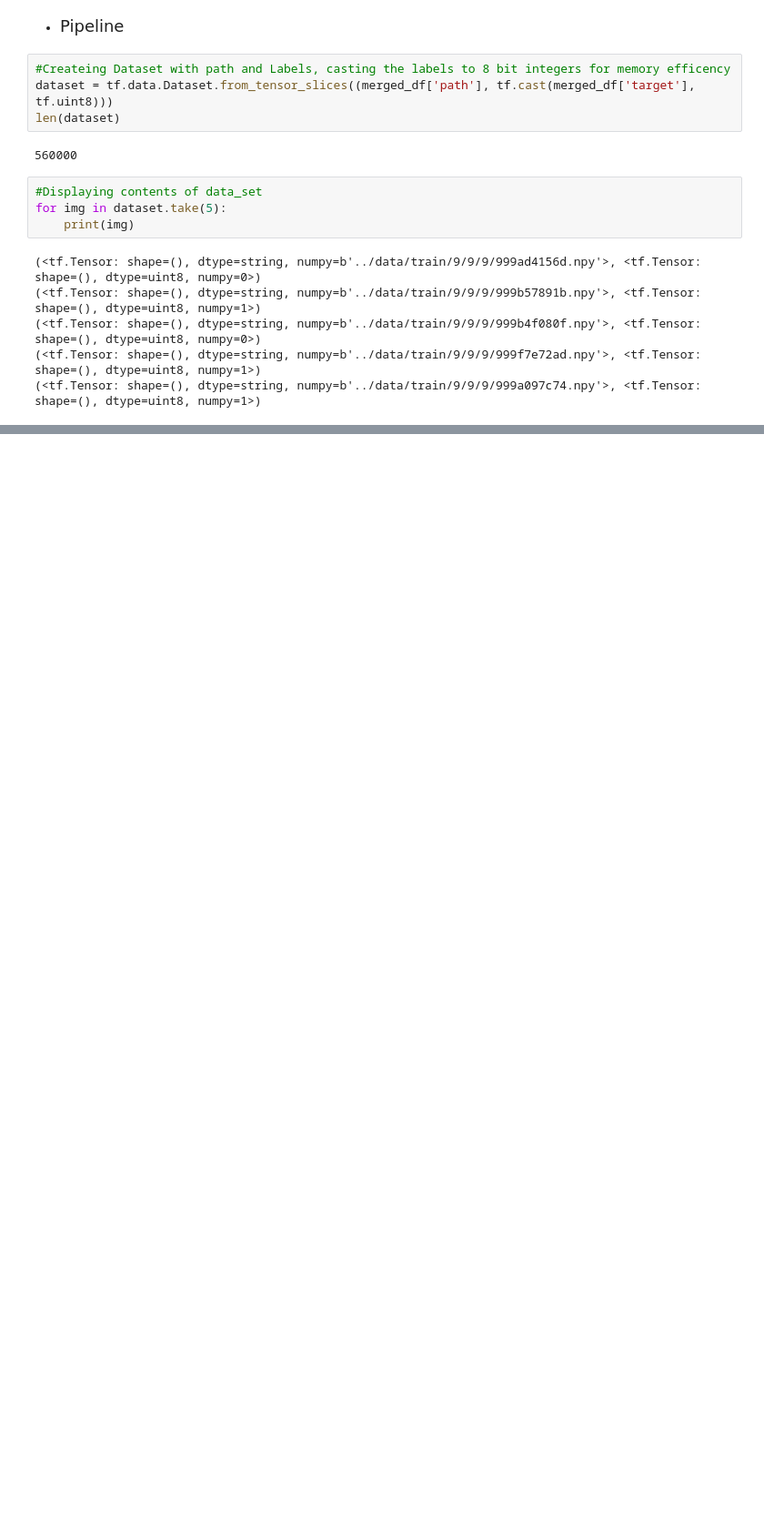
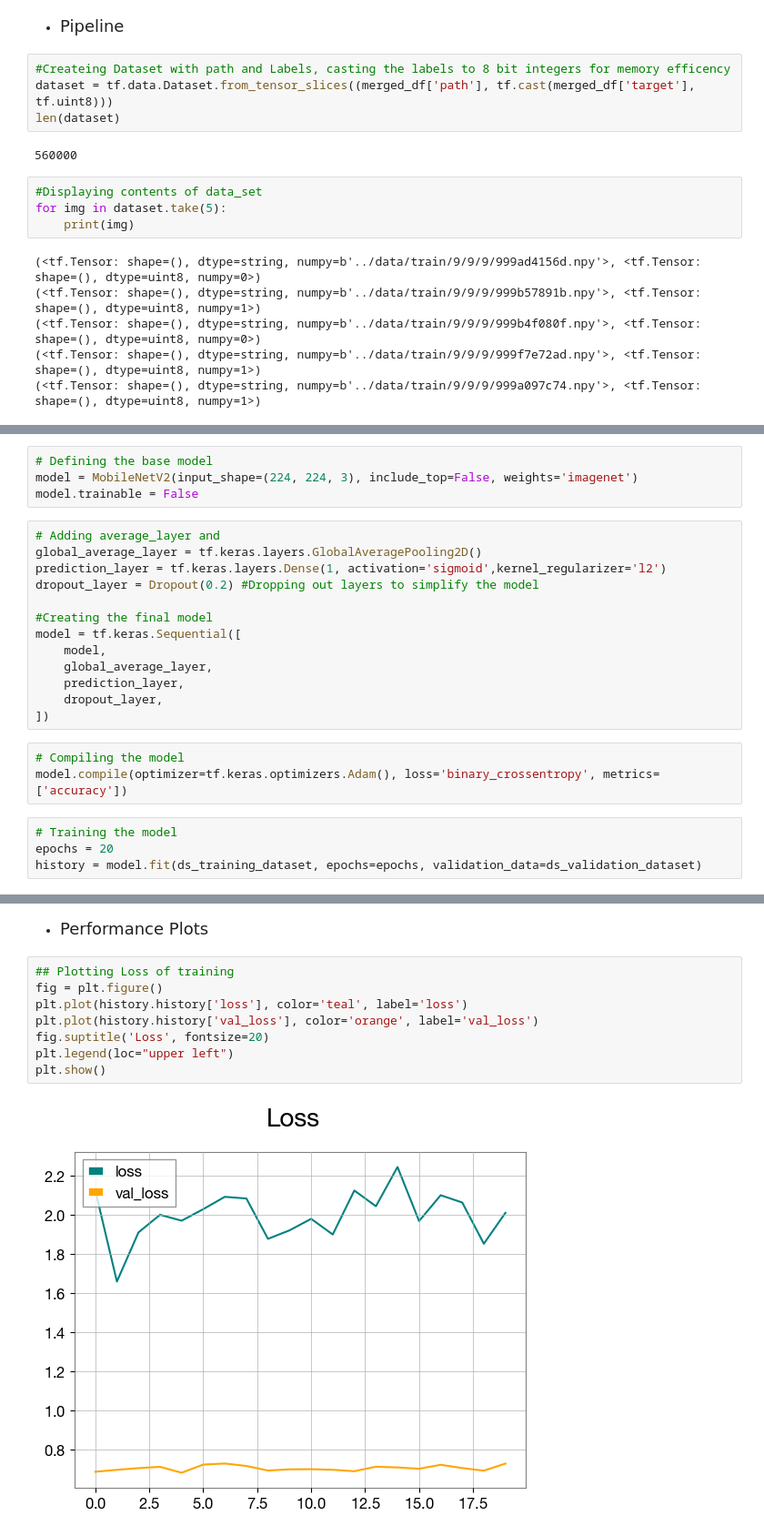
Before and after one commit to RobinRosculete/Gravitational-Wave-Detection, a Jupyter notebook: notebooks/gravitational-wave-detection.ipynb, the cells around one changed output, grey strips where cells are left out. Shown at 91% size. Saved outputs shown, nothing was run; the diff lists cells and outputs as text; blank space fills up the shorter version.

Commit message:
Tested MobileNetV2 model on 0.001*DATASET_SIZE of the dataset

```diff
--- a/notebooks/GWDataPreprocessing.ipynb
+++ b/notebooks/gravitational-wave-detection.ipynb
@@ -411,0 +489,24 @@ Label: tf.Tensor(1, shape=(), dtype=uint8)
+# %%
+# Defining the base model
+model = MobileNetV2(input_shape=(224, 224, 3), include_top=False, weights='imagenet')
+model.trainable = False
+# %%
+# Adding average_layer and
+global_average_layer = tf.keras.layers.GlobalAveragePooling2D()
+prediction_layer = tf.keras.layers.Dense(1, activation='sigmoid',kernel_regularizer='l2')
+dropout_layer = Dropout(0.2) #Dropping out layers to simplify the model
+
+#Creating the final model
+model = tf.keras.Sequential([
+    model,
+    global_average_layer,
+    prediction_layer,
+    dropout_layer,
+])
+# %%
+# Compiling the model
+model.compile(optimizer=tf.keras.optimizers.Adam(), loss='binary_crossentropy', metrics=['accuracy'])
+# %%
+# Training the model
+epochs = 20
+history = model.fit(ds_training_dataset, epochs=epochs, validation_data=ds_validation_dataset)
@@ -411,0 +542,12 @@ Label: tf.Tensor(1, shape=(), dtype=uint8)
+# %% [markdown]
+- <font size = 4> Performance Plots
+# %%
+## Plotting Loss of training
+fig = plt.figure()
+plt.plot(history.history['loss'], color='teal', label='loss')
+plt.plot(history.history['val_loss'], color='orange', label='val_loss')
+fig.suptitle('Loss', fontsize=20)
+plt.legend(loc="upper left")
+plt.show()
+# %% [output]
+[figure, added]
```
Also changed, not shown: parts of 44 cells of this notebook.
